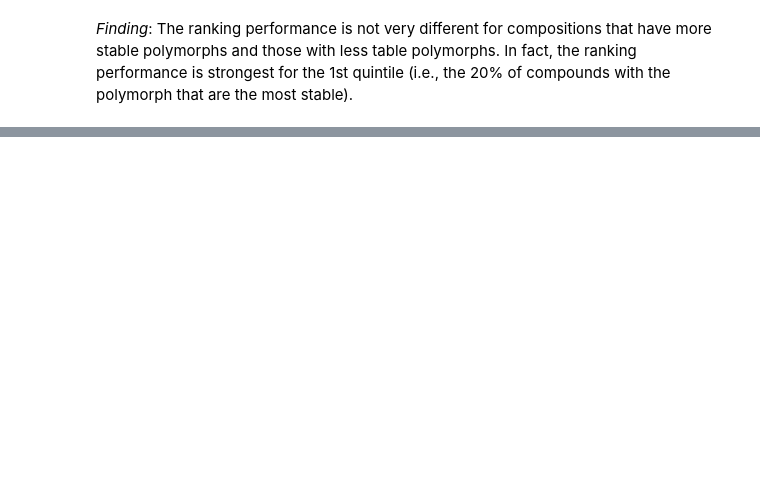
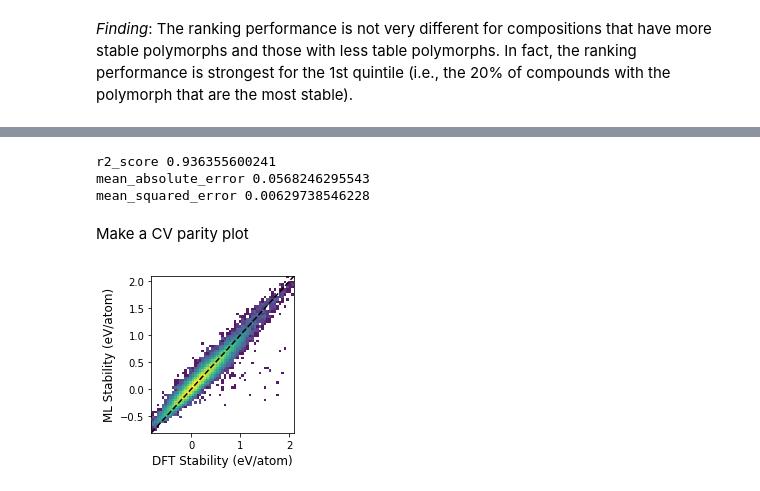
Before and after one commit to WardLT/ml-quaternary-heuslers, a Jupyter notebook: polymorph-ordering/test-polymorph-ordering.ipynb, the cells around one changed output, grey strips where cells are left out. Drawn from its saved outputs; the diff is of its cells as text; code cells hidden in the pictures; blank space fills up the shorter version.

```diff
--- a/polymorph-ordering/test-polymorph-ordering.ipynb
+++ b/polymorph-ordering/test-polymorph-ordering.ipynb
@@ -156,0 +162,30 @@ pd.DataFrame({'quintile':range(n_bins), 'tau':averages})
+# %%
+for scorer in ['r2_score', 'mean_absolute_error', 'mean_squared_error']:
+    score = getattr(metrics,scorer)(data['quat-heuslers']['class'], data['quat-heuslers']['predicted_class'])
+    print(scorer, score)
+# %% [output]
+r2_score 0.936355600241
+mean_absolute_error 0.0568246295543
+mean_squared_error 0.00629738546228
+# %% [markdown]
+Make a CV parity plot
+# %%
+fig, ax = plt.subplots()
+
+ax.hist2d(data['quat-heuslers']['class'], data['quat-heuslers']['predicted_class'],
+          norm=LogNorm(), bins=64, cmap='viridis', alpha=0.9)
+
+ax.set_xlim(ax.get_ylim())
+ax.set_ylim(ax.get_xlim())
+
+ax.plot(ax.get_xlim(), ax.get_xlim(), 'k--')
+
+ax.set_xlabel('DFT Stability (eV/atom)', fontsize=12)
+ax.set_ylabel('ML Stability (eV/atom)', fontsize=12)
+
+fig.set_size_inches(3, 3)
+fig.tight_layout()
+fig.savefig('parity_plot.png', dpi=320)
+fig.savefig('parity_plot.pdf', dpi=320)
+# %% [output]
+[figure, added]
```
Also changed, not shown: parts of 8 cells of this notebook, 2 other files.
